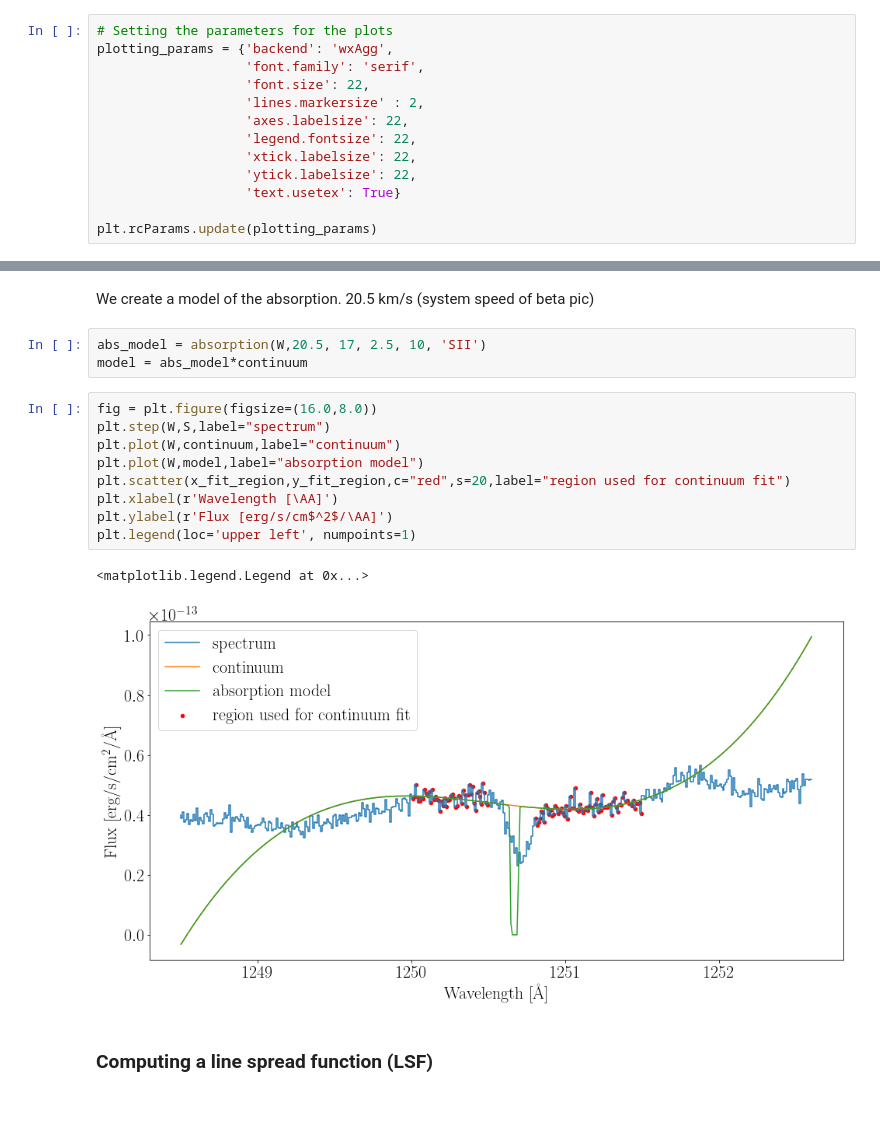
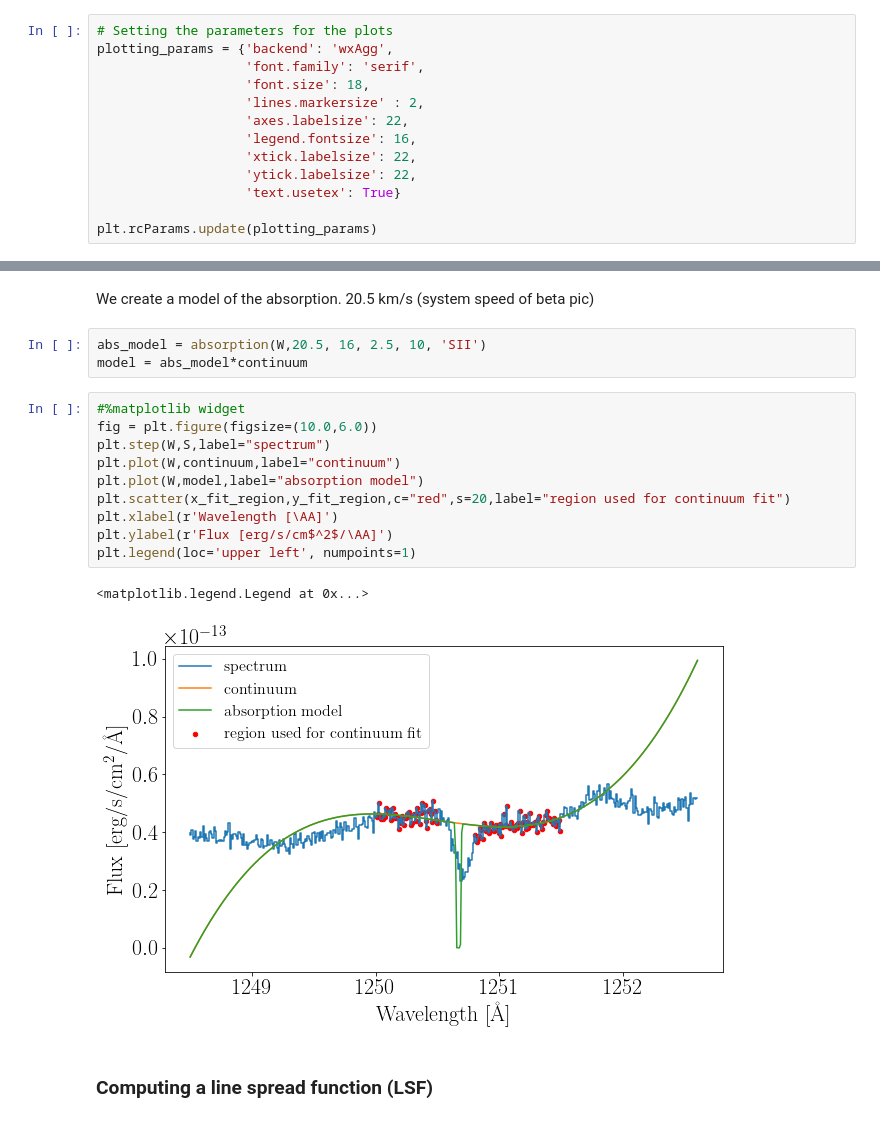
Before and after one commit to bdrdavies/exocomets, a Jupyter notebook: notebooks/column_density.ipynb, the cells around one changed output, grey strips where cells are left out. Drawn from its saved outputs; the diff is of its cells as text.

```diff
--- a/notebooks/column_density.ipynb
+++ b/notebooks/column_density.ipynb
@@ -78,10 +78,10 @@ Combining 22  spectra
 # Setting the parameters for the plots
 plotting_params = {'backend': 'wxAgg',
                    'font.family': 'serif',
-                   'font.size': 22,
+                   'font.size': 18,
                    'lines.markersize' : 2,
                    'axes.labelsize': 22,
-                   'legend.fontsize': 22,
+                   'legend.fontsize': 16,
                    'xtick.labelsize': 22,
                    'ytick.labelsize': 22,
                    'text.usetex': True}
@@ -176,20 +176,21 @@ continuum=np.polyval(polynomial_coeff,W)
 # %% [markdown]
 We create a model of the absorption. 20.5 km/s (system speed of beta pic)
 # %%
-abs_model = absorption(W,20.5, 17, 2.5, 10, 'SII')
+abs_model = absorption(W,20.5, 16, 2.5, 10, 'SII')
 model = abs_model*continuum
 # %%
-fig = plt.figure(figsize=(16.0,8.0))
+#%matplotlib widget
+fig = plt.figure(figsize=(10.0,6.0))
 plt.step(W,S,label="spectrum")
 plt.plot(W,continuum,label="continuum")
 plt.plot(W,model,label="absorption model")
 plt.scatter(x_fit_region,y_fit_region,c="red",s=20,label="region used for continuum fit")
 plt.xlabel(r'Wavelength [\AA]')
 plt.ylabel(r'Flux [erg/s/cm$^2$/\AA]')
 plt.legend(loc='upper left', numpoints=1)
 # %% [output]
 <matplotlib.legend.Legend at 0x...>
-[figure, old version]
+[figure, new version]
 # %% [markdown]
 ### Computing a line spread function (LSF)
 # %% [markdown]
```
Also changed, not shown: parts of 7 cells of this notebook, 1 other file.
